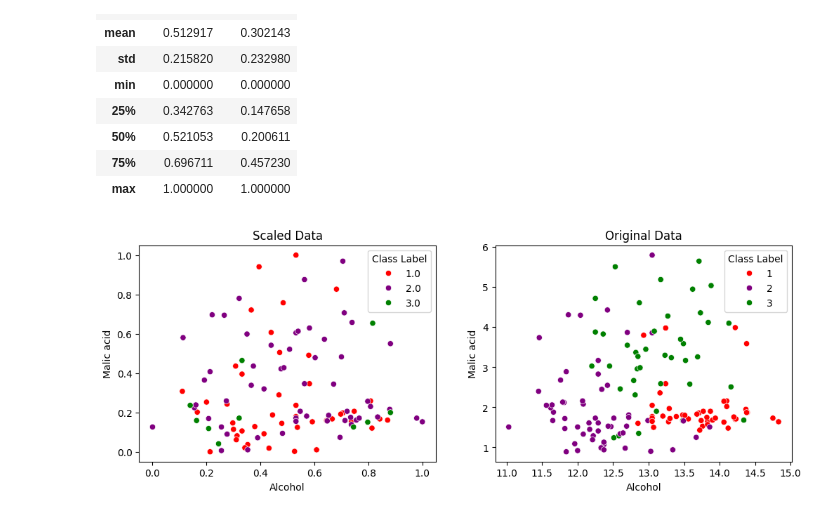
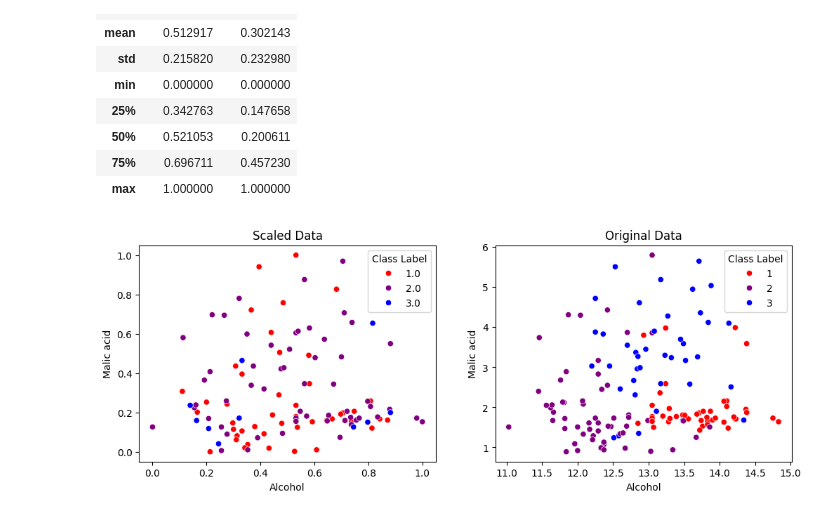
Before and after one commit to sanskar-gh/colab_notebooks, a Jupyter notebook: FEATURE ENGINEERING/MINMAXSCALING/min_max_scaling.ipynb, the cells around one changed output. Saved outputs shown, nothing was run; the diff lists cells and outputs as text; code cells hidden in the pictures.

```diff
--- a/FEATURE ENGINEERING/MINMAXSCALING/min_max_scaling.ipynb
+++ b/FEATURE ENGINEERING/MINMAXSCALING/min_max_scaling.ipynb
@@ -103,12 +105,12 @@ X_train_scaled_data.describe()
 | 75% | 0.696711 | 0.457230 |
 | max | 1.000000 | 1.000000 |
 # %%
-color_dic = {1 : 'red', 2 : 'purple', 3 : 'blue'}
+color_dict = {1 : 'red', 2 : 'purple', 3 : 'blue'}
 fig, axes = plt.subplots(1, 2, figsize = (12,4))
 sns.scatterplot(data = X_train_scaled_data, x = 'Alcohol', y = 'Malic acid', hue = Y_train , ax=axes[0], palette = color_dict)
 sns.scatterplot(data = X_train, x = 'Alcohol' ,y = 'Malic acid', hue = Y_train, ax=axes[1], palette = color_dict)
 axes[0].set_title('Scaled Data')
 axes[1].set_title('Original Data')
 plt.show()
 # %% [output]
-[figure, old version]
+[figure, new version]
```
Also changed, not shown: parts of 3 cells of this notebook.
